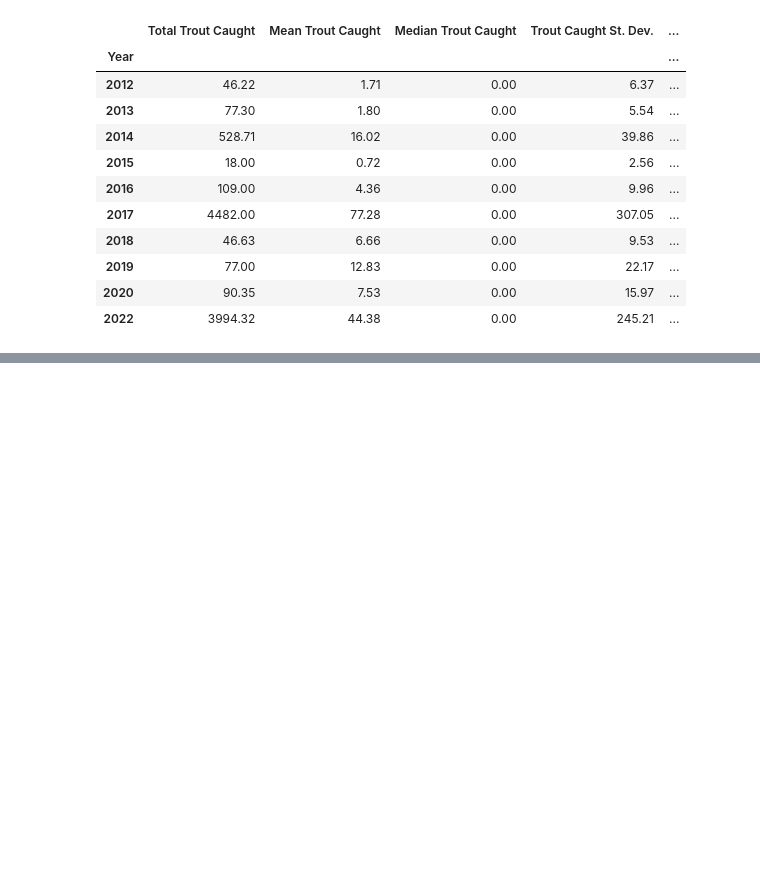
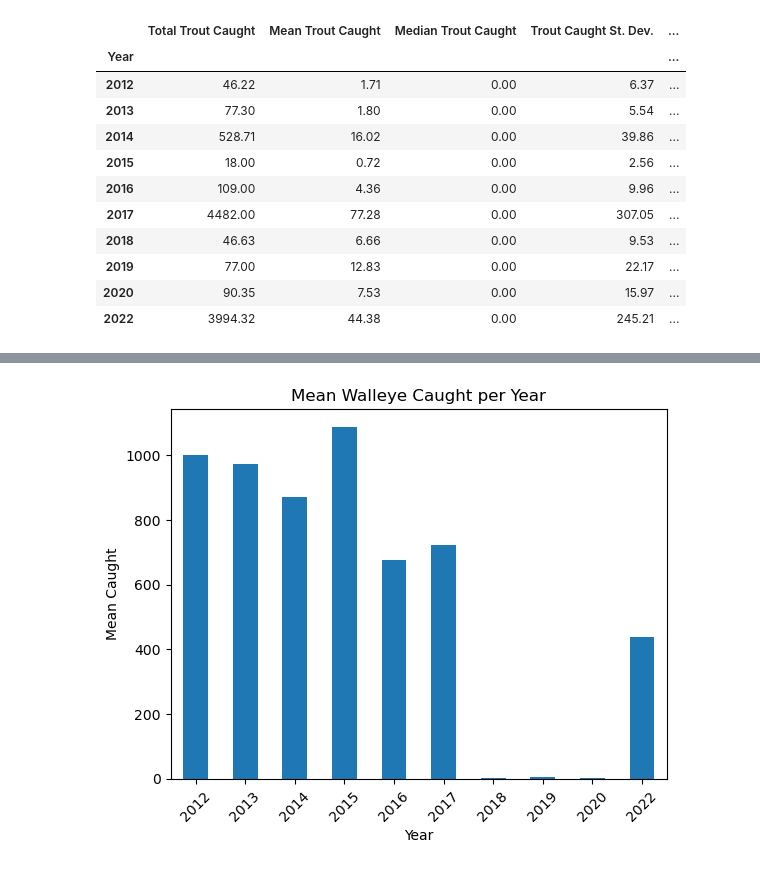
Before and after one commit to jules-krohn/Project1_Group7, a Jupyter notebook: FishingDataCode 1.ipynb, the cells around one changed output, grey strips where cells are left out. Cells and saved outputs as stored; diff of their text form; code cells hidden in the pictures; blank space fills up the shorter version.

```diff
--- a/FishingDataCode 1.ipynb
+++ b/FishingDataCode 1.ipynb
@@ -144,0 +169,10 @@ rain_chip_df
+# %%
+walchipm.plot.bar()
+plt.xlabel('Year')
+plt.ylabel('Mean Caught')
+plt.title('Mean Walleye Caught per Year')
+
+plt.xticks(rotation=45)
+plt.show()
+# %% [output]
+[figure, added]
```
Also changed, not shown: parts of 4 cells of this notebook.
